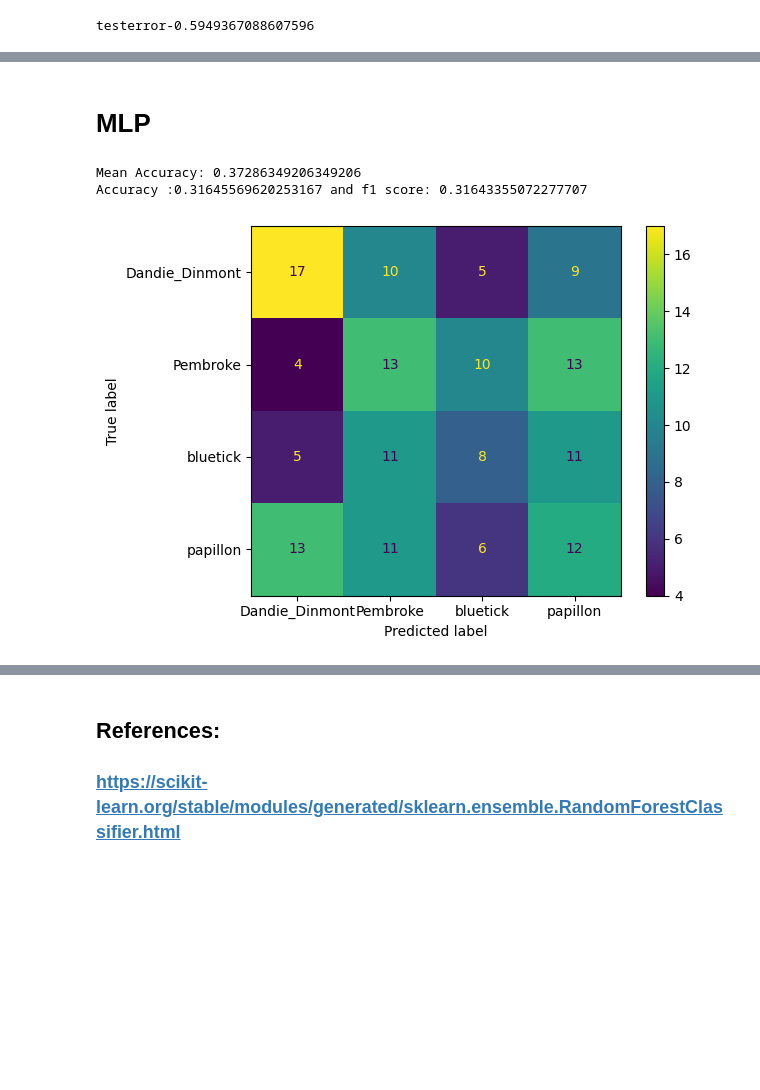
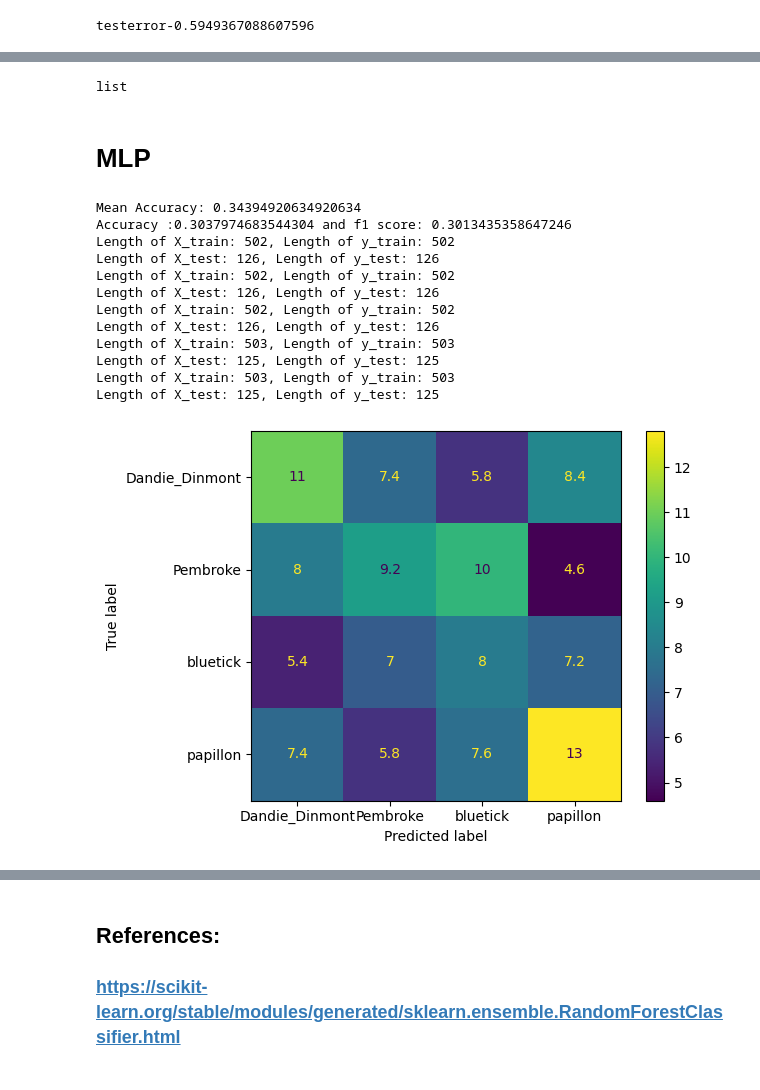
Before and after one commit to darava13/Assignment-2, a Jupyter notebook: Assignment-2.ipynb, the cells around one changed output, grey strips where cells are left out. Drawn from its saved outputs; the diff is of its cells as text; code cells hidden in the pictures; blank space fills up the shorter version.

```diff
--- a/Assignment-2.ipynb
+++ b/Assignment-2.ipynb
@@ -274,3 +274,6 @@ test_error = 1 - knn.score(testing,target_test)
 print(f'testerror-{test_error}')
 # %% [output]
 testerror-0.5949367088607596
+# %%
+training_data.index=[i for i in range(len(training_data.index))]
+training_data
@@ -277,27 +294,66 @@ testerror-0.5949367088607596
+# %%
+type(target_train)
+target_train=target_train.tolist()
+# %%
+type(target_train)
+# %% [output]
+list
 # %% [markdown]
 # MLP
 # %%
 from sklearn.metrics import ConfusionMatrixDisplay
 def metric(classifier,testing,target_test):
-    ConfusionMatrixDisplay.from_estimator(classifier, testing, target_test)
+    # ConfusionMatrixDisplay.from_estimator(classifier, testing, target_test)
     y_pred=classifier.predict(testing)
     accuracy=accuracy_score(target_test,y_pred)
     f1=f1_score(target_test ,y_pred,average='weighted')
     return f1,accuracy
+# %%
+skf = StratifiedKFold(n_splits=5)
+
+
+def confusion_mat(classifier,X=training_data,y=target_train):
+    conf_matrices_per_fold=[]
+    for train_index, test_index in skf.split(X, y):
+        X_train, X_test = X.iloc[train_index], X.iloc[test_index]
+        y_train, y_test = [y[i]for i in train_index], [y[i] for i in test_index]
+        print(f"Length of X_train: {len(X_train)}, Length of y_train: {len(y_train)}")
+        print(f"Length of X_test: {len(X_test)}, Length of y_test: {len(y_test)}")
+        classifier.fit(X_train, y_train)
+        y_pred = classifier.predict(X_test)
+        a=confusion_matrix(y_test, y_pred)
+        conf_matrices_per_fold.append(a)
+    classes = sorted(set(y_train), key=y_train.index)
+    mean_conf_mat = np.mean(conf_matrices_per_fold, axis=0)
+    disp = ConfusionMatrixDisplay(confusion_matrix=mean_conf_mat,display_labels=classifier.classes_)
+    disp.plot()
+    plt.show()
 # %%
 from sklearn.neural_network import MLPClassifier
 from sklearn.metrics import f1_score,accuracy_score
-mlp_classifier = MLPClassifier(hidden_layer_sizes=(10, 10, 10))
+from sklearn.metrics import confusion_matrix,ConfusionMatrixDisplay
+mlp_classifier = MLPClassifier(hidden_layer_sizes=(10, 10, 10),max_iter=1000)
 stratified_kfold = StratifiedKFold(n_splits=5)
 mlp_classifier.fit(training_data,target_train)
 cross_val_scores = cross_val_score(mlp_classifier, training_data, target_train, cv=stratified_kfold, scoring='accuracy')
 print("Mean Accuracy:", np.mean(cross_val_scores))
 f1,accuracy=metric(mlp_classifier,testing,target_test)
 print(f'Accuracy :{accuracy} and f1 score: {f1}')
+confusion_mat(mlp_classifier)
 # %% [output]
-Mean Accuracy: 0.37286349206349206
-Accuracy :0.31645569620253167 and f1 score: 0.31643355072277707
+Mean Accuracy: 0.34394920634920634
+Accuracy :0.3037974683544304 and f1 score: 0.3013435358647246
+Length of X_train: 502, Length of y_train: 502
+Length of X_test: 126, Length of y_test: 126
+Length of X_train: 502, Length of y_train: 502
+Length of X_test: 126, Length of y_test: 126
+Length of X_train: 502, Length of y_train: 502
+Length of X_test: 126, Length of y_test: 126
+Length of X_train: 503, Length of y_train: 503
+Length of X_test: 125, Length of y_test: 125
+Length of X_train: 503, Length of y_train: 503
+Length of X_test: 125, Length of y_test: 125
-[figure, old version]
+[figure, new version]
 # %%
 # naive_bayes
 # %%
```
Also changed, not shown: parts of 4 cells of this notebook.
